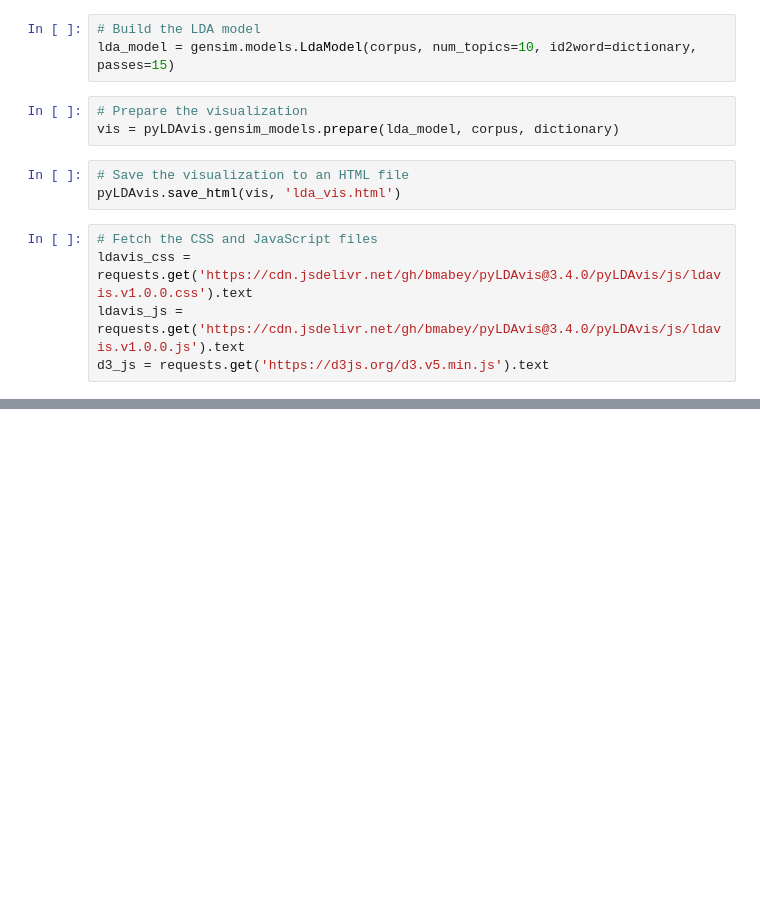
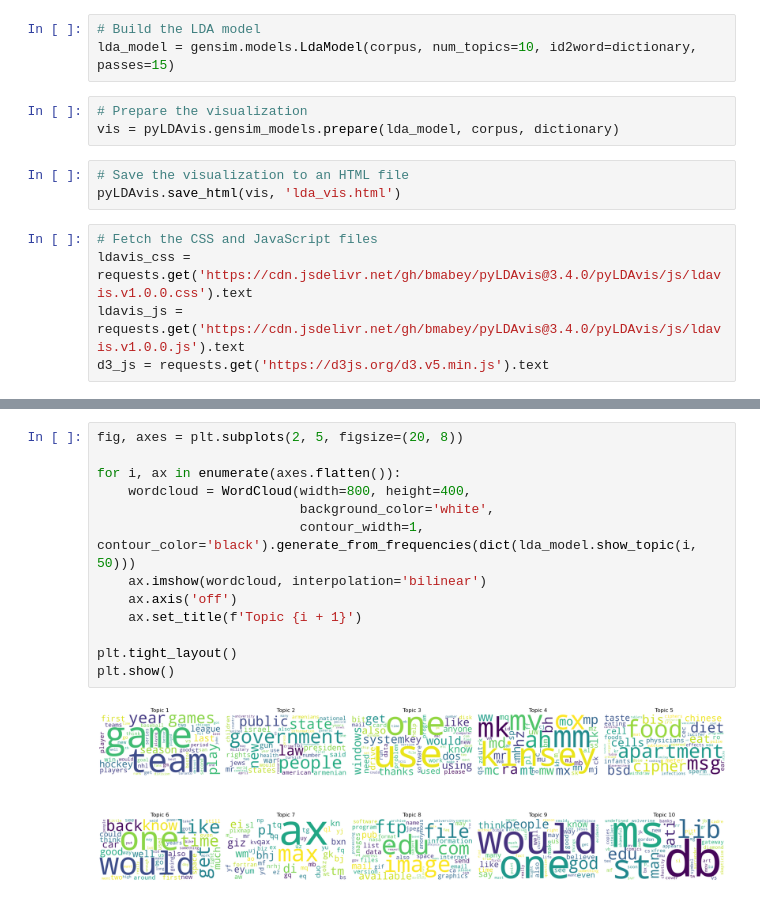
Before and after one commit to Reginasabs/NLP, a Jupyter notebook: LDAvis-20newsgroups.ipynb, the cells around one changed output, grey strips where cells are left out. Saved outputs shown, nothing was run; the diff lists cells and outputs as text; blank space fills up the shorter version.

```diff
--- a/LDAvis-20newsgroups.ipynb
+++ b/LDAvis-20newsgroups.ipynb
@@ -79,0 +97,15 @@ print(newsgroups.target[:2])  # Print the target labels for the first two docume
+# %%
+fig, axes = plt.subplots(2, 5, figsize=(20, 8))
+
+for i, ax in enumerate(axes.flatten()):
+    wordcloud = WordCloud(width=800, height=400,
+                          background_color='white',
+                          contour_width=1, contour_color='black').generate_from_frequencies(dict(lda_model.show_topic(i, 50)))
+    ax.imshow(wordcloud, interpolation='bilinear')
+    ax.axis('off')
+    ax.set_title(f'Topic {i + 1}')
+
+plt.tight_layout()
+plt.show()
+# %% [output]
+[figure, added]
```
Also changed, not shown: parts of 13 cells of this notebook.
